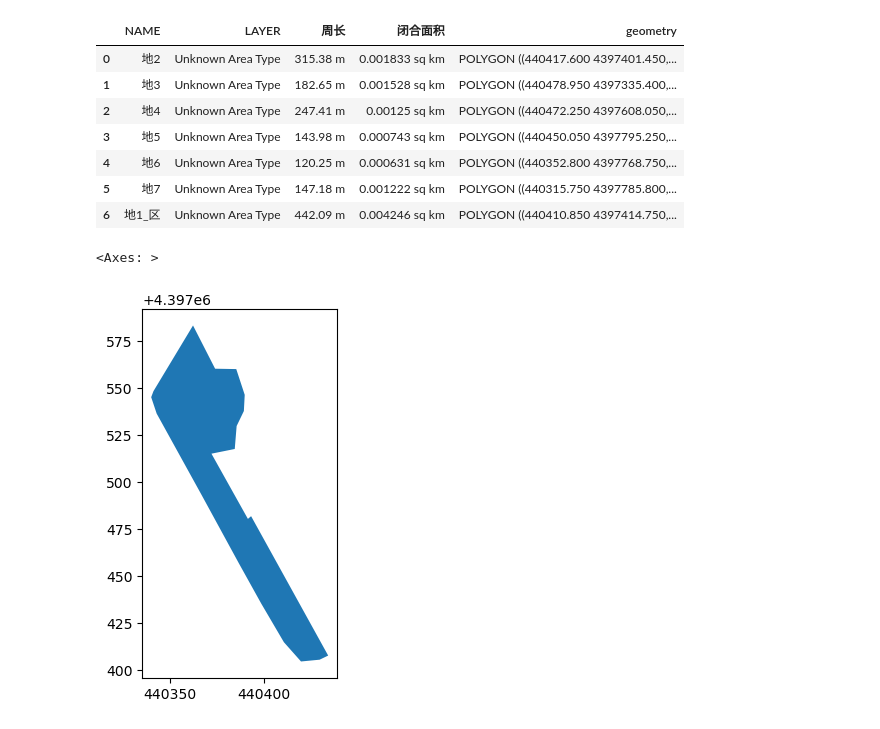
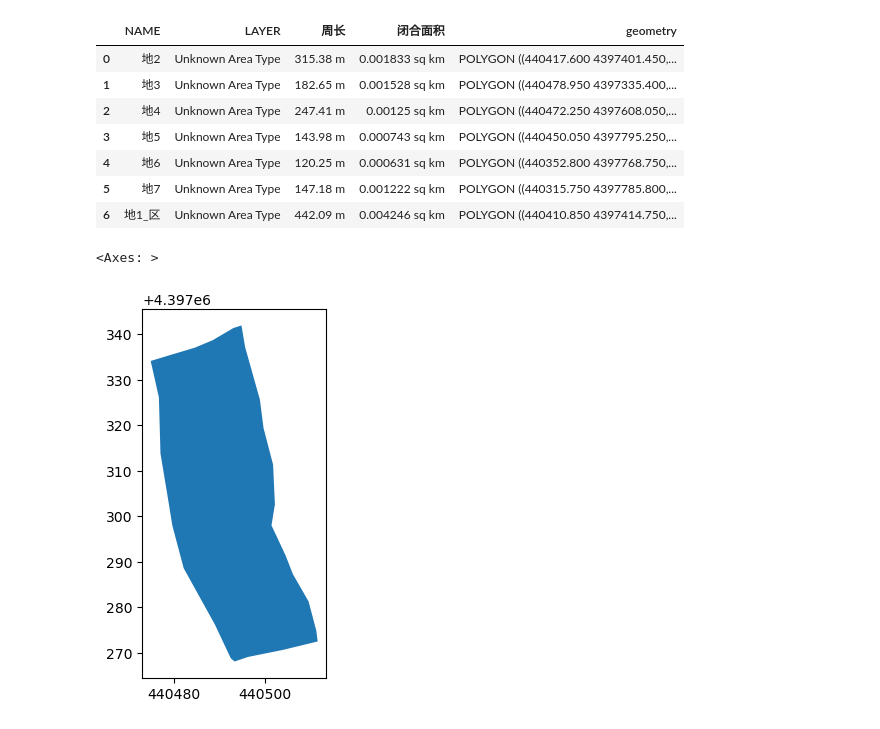
Before and after one commit to Teayyyy/CPP_on_Mountainous_Hilly_Field, a Jupyter notebook: Scratch/test_make_headland_2.ipynb, the cells around one changed output. Cells and saved outputs as stored; diff of their text form; code cells hidden in the pictures.

```diff
--- a/Scratch/test_make_headland_2.ipynb
+++ b/Scratch/test_make_headland_2.ipynb
@@ -20,9 +20,9 @@ all_land
 | 5 | 地7 | Unknown Area Type | 147.18 m | 0.001222 sq km | POLYGON ((440315.750 4397785.800,... |
 | 6 | 地1_区 | Unknown Area Type | 442.09 m | 0.004246 sq km | POLYGON ((440410.850 4397414.750,... |
 # %%
-single_land = CPP_Planner_Kit.get_single_shp(all_land, ind=6)
+single_land = CPP_Planner_Kit.get_single_shp(all_land, ind=1)
 single_land.plot()
 # %% [output]
 <Axes: >
-[figure, old version]
+[figure, new version]
 # %%
```
Also changed, not shown: parts of 24 cells of this notebook, 12 other files.
